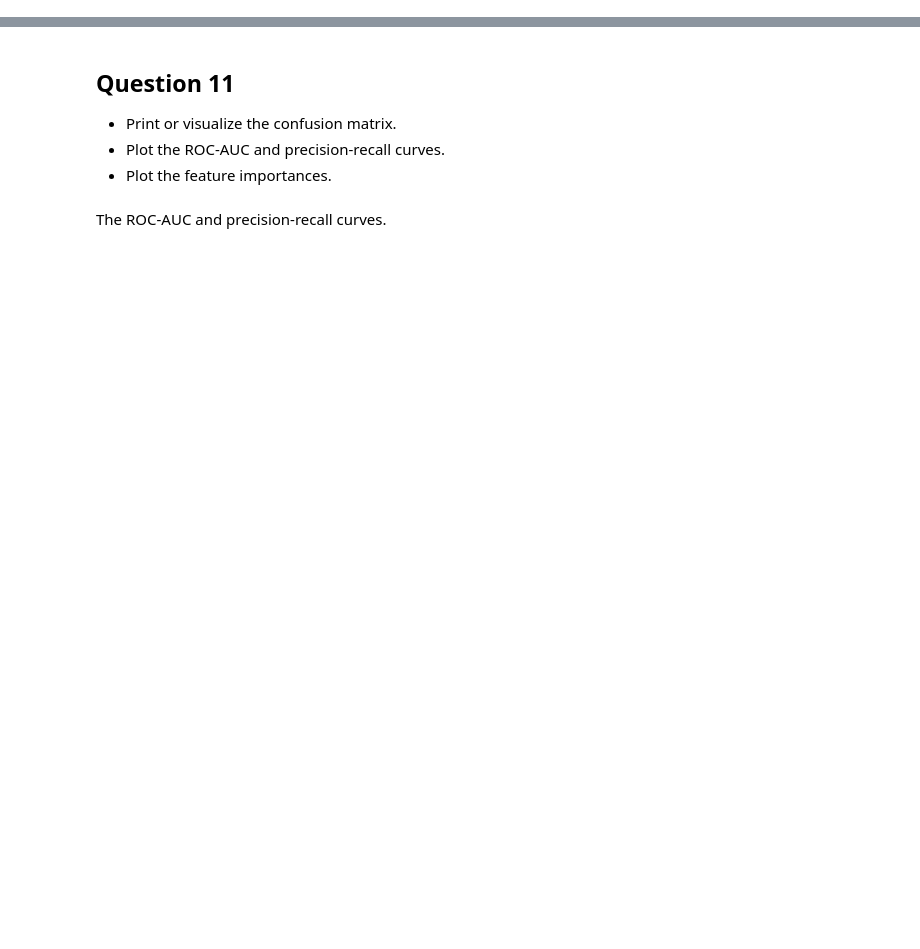
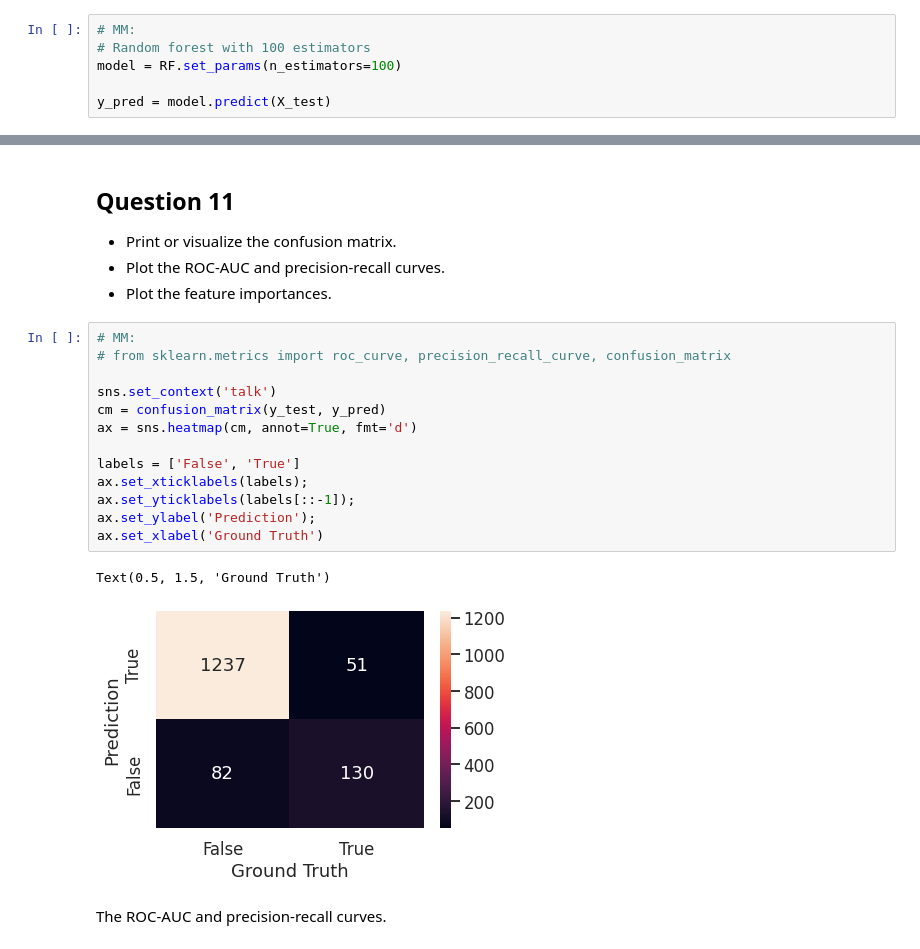
Before and after one commit to MosheMann5750/ML, a Jupyter notebook: Solutions/Week9_Bagging_HW.ipynb, the cells around one changed output, grey strips where cells are left out. Cells and saved outputs as stored; diff of their text form; blank space fills up the shorter version.

```diff
--- a/Solutions/Week9_Bagging_HW.ipynb
+++ b/Solutions/Week9_Bagging_HW.ipynb
@@ -451,4 +582,10 @@ The random forest model performs consistently better than the extra randomized t
 
 * Select one of the models that performs well and calculate error metrics and a confusion matrix on the test data set.
 * Given the distribution of the predicted class, which metric is most important? Which could be deceiving?
+# %%
+# MM:
+# Random forest with 100 estimators
+model = RF.set_params(n_estimators=100)
+
+y_pred = model.predict(X_test)
 # %% [markdown]
@@ -459,5 +624,21 @@ Unsurprisingly, recall is rather poor for the customers who churned (True) class
 * Print or visualize the confusion matrix.
 * Plot the ROC-AUC and precision-recall curves.
 * Plot the feature importances.
+# %%
+# MM:
+# from sklearn.metrics import roc_curve, precision_recall_curve, confusion_matrix
+
+sns.set_context('talk')
+cm = confusion_matrix(y_test, y_pred)
+ax = sns.heatmap(cm, annot=True, fmt='d')
+
+labels = ['False', 'True']
+ax.set_xticklabels(labels);
+ax.set_yticklabels(labels[::-1]);
+ax.set_ylabel('Prediction');
+ax.set_xlabel('Ground Truth')
+# %% [output]
+Text(0.5, 1.5, 'Ground Truth')
+[figure, added]
 # %% [markdown]
 The ROC-AUC and precision-recall curves.
```
Also changed, not shown: parts of 12 cells of this notebook.
